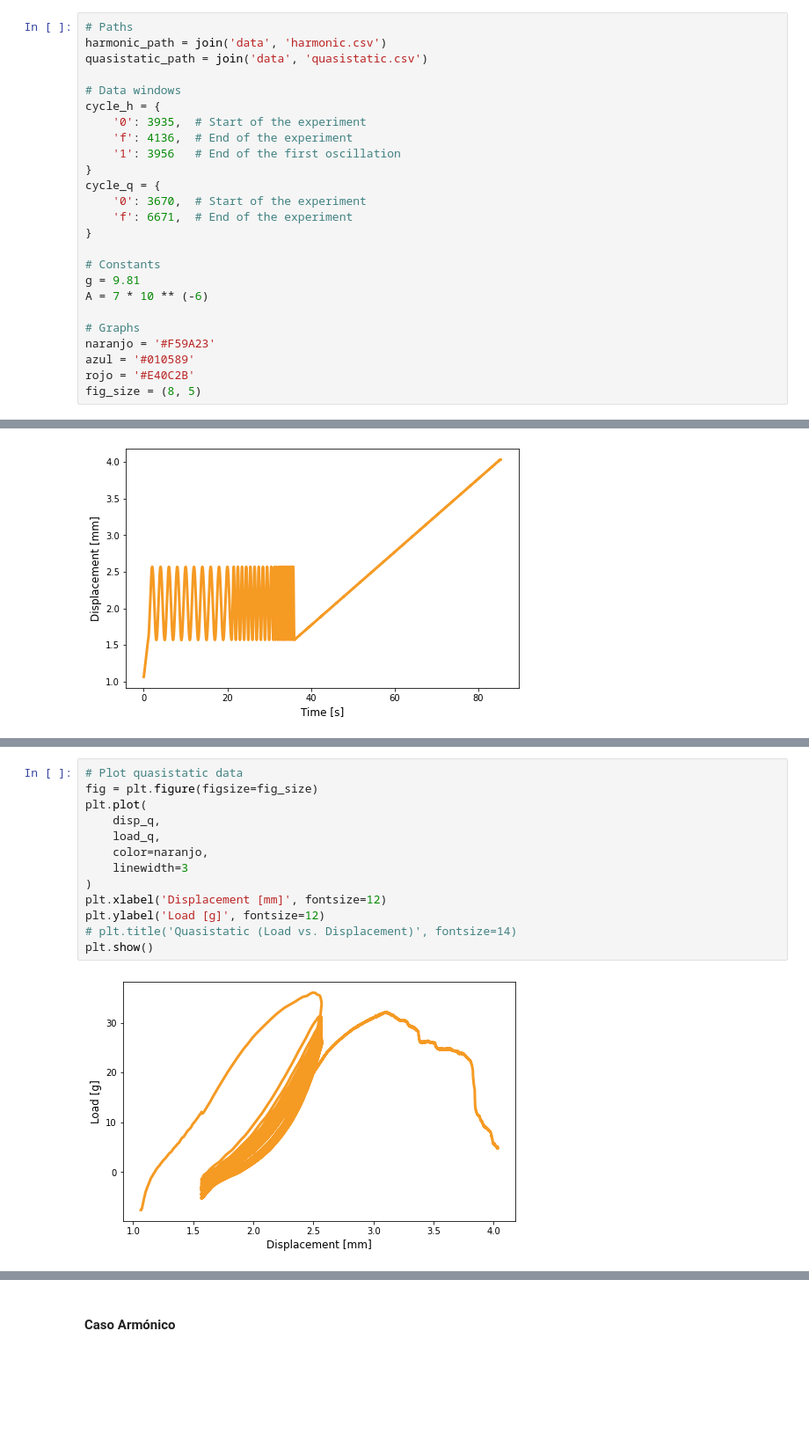
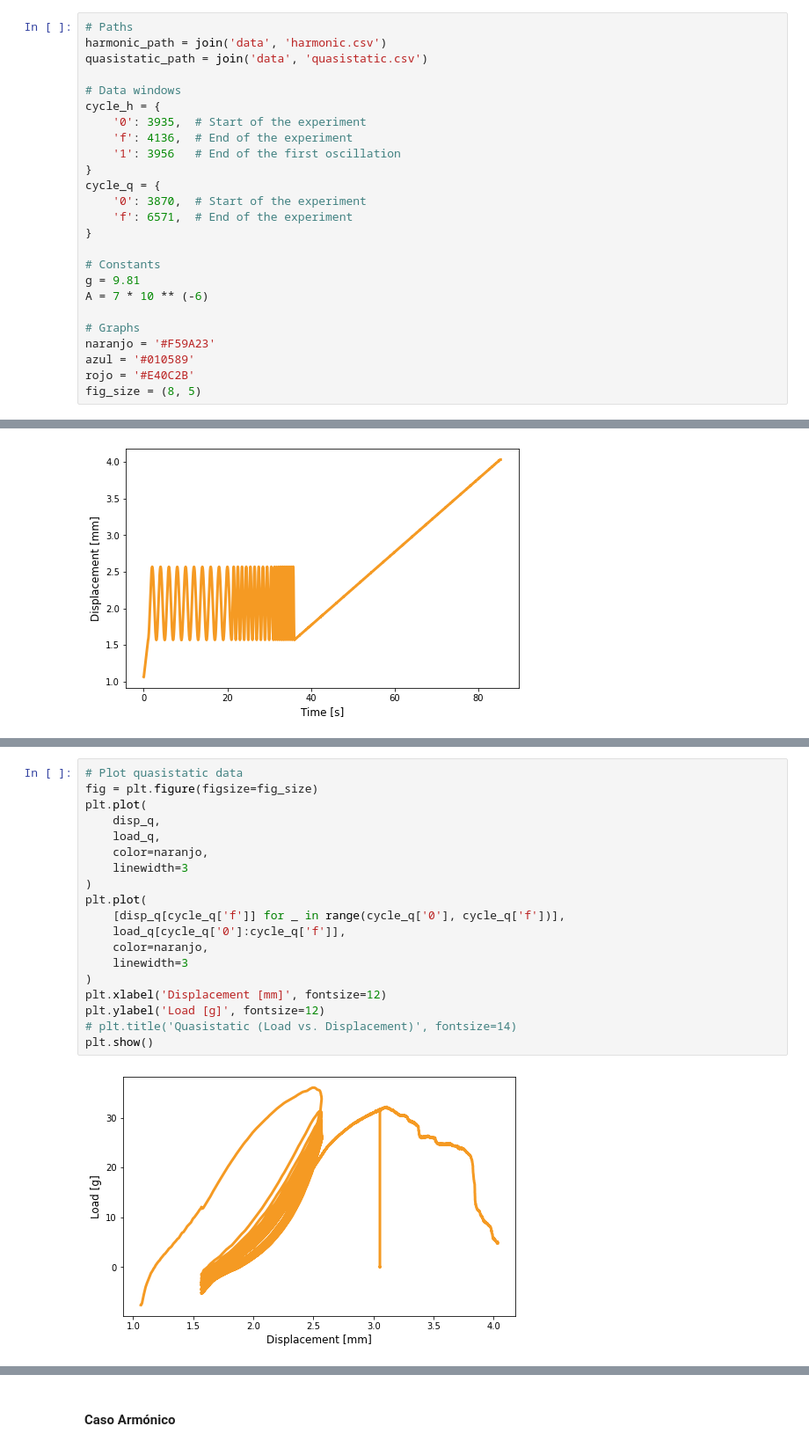
Before and after one commit to ivanvlam/IBM2020, a Jupyter notebook: Tarea 4/tarea-4.ipynb, the cells around one changed output, grey strips where cells are left out. Shown: that part at 88% size. Drawn from its saved outputs; the diff is of its cells as text; blank space fills up the shorter version.

```diff
--- a/Tarea 4/tarea-4.ipynb
+++ b/Tarea 4/tarea-4.ipynb
@@ -22,8 +22,8 @@ cycle_h = {
     '1': 3956   # End of the first oscillation
 }
 cycle_q = {
-    '0': 3670,  # Start of the experiment
-    'f': 6671,  # End of the experiment
+    '0': 3870,  # Start of the experiment
+    'f': 6571,  # End of the experiment
 }
 
 # Constants
@@ -115,18 +115,24 @@ plt.show()
 # %%
 # Plot quasistatic data
 fig = plt.figure(figsize=fig_size)
 plt.plot(
     disp_q,
     load_q,
     color=naranjo,
     linewidth=3
 )
+plt.plot(
+    [disp_q[cycle_q['f']] for _ in range(cycle_q['0'], cycle_q['f'])],
+    load_q[cycle_q['0']:cycle_q['f']],
+    color=naranjo,
+    linewidth=3
+)
 plt.xlabel('Displacement [mm]', fontsize=12)
 plt.ylabel('Load [g]', fontsize=12)
 # plt.title('Quasistatic (Load vs. Displacement)', fontsize=14)
 plt.show()
 # %% [output]
-[figure, old version]
+[figure, new version]
 # %%
 # Plot quasistatic data
 fig = plt.figure(figsize=fig_size)
```
Also changed, not shown: parts of 26 cells of this notebook.
